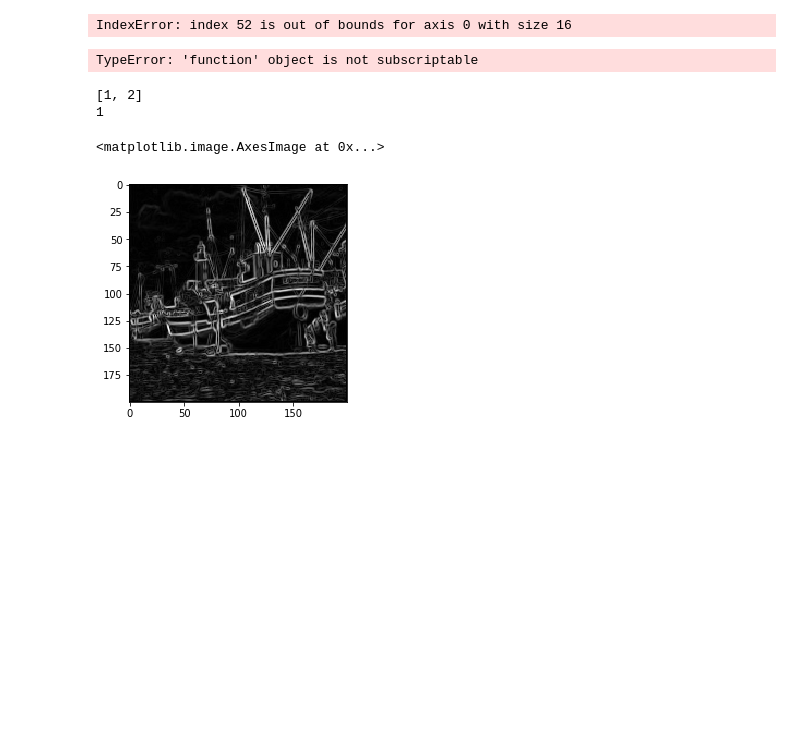
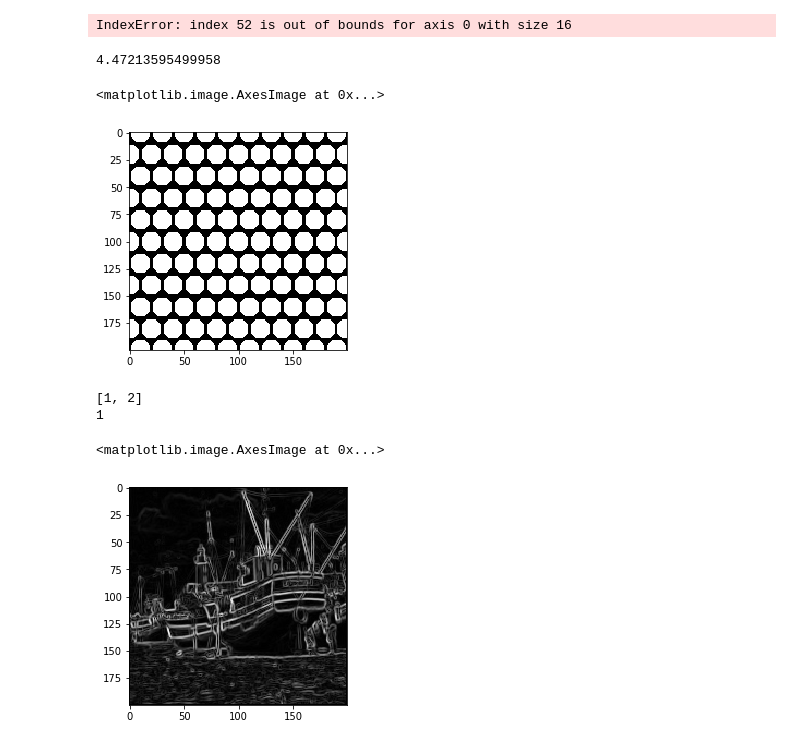
Before and after one commit to zaxaheb/waterpixels, a Jupyter notebook: Waterpixels.ipynb, the cells around one changed output. Saved outputs shown, nothing was run; the diff lists cells and outputs as text; code cells hidden in the pictures; blank space fills up the shorter version.

```diff
--- a/Waterpixels.ipynb
+++ b/Waterpixels.ipynb
@@ -516,36 +512,38 @@ IndexError: index 52 is out of bounds for axis 0 with size 16
 gradx=mr.sobelGradX(im)
 grady=mr.sobelGradY(im)
 norme=np.sqrt(gradx*gradx+grady*grady)
 n,m = np.shape(im)
 
 minima = [[0,0] for i in range(np.max(label1))]
 
 for i in range(1,np.max(label1)):
     minimum = 10000
     min_grad_index = [0,0]
     for j in range(n):
         for k in range(m):
-            if label[j][k] == i :
+            if label1[j][k] == i :
                 if norme[j][k] < minimum :
                     min_grad_index = [j,k]
     minima[i] = min_grad_index
 
 #On a un pb, c'est bcp trop régulier
 
 #test pour la première composante connexe
 r = 1000
 mini = [0,0]
 for i in range(n):
     for j in range(m):
-        if label[i][j]==1:
+        if label1[i][j]==1:
             if norme[i][j]<r and norme[i][j]>0 :
                 mini=[i,j]
 
 print(norme[8][14])
 
 plt.imshow(M,cmap="gray")
 # %% [output]
-TypeError: 'function' object is not subscriptable
+4.47213595499958
+<matplotlib.image.AxesImage at 0x...>
+[figure, added]
 # %%
 from collections import Counter
 
```
Also changed, not shown: parts of 8 cells of this notebook.
